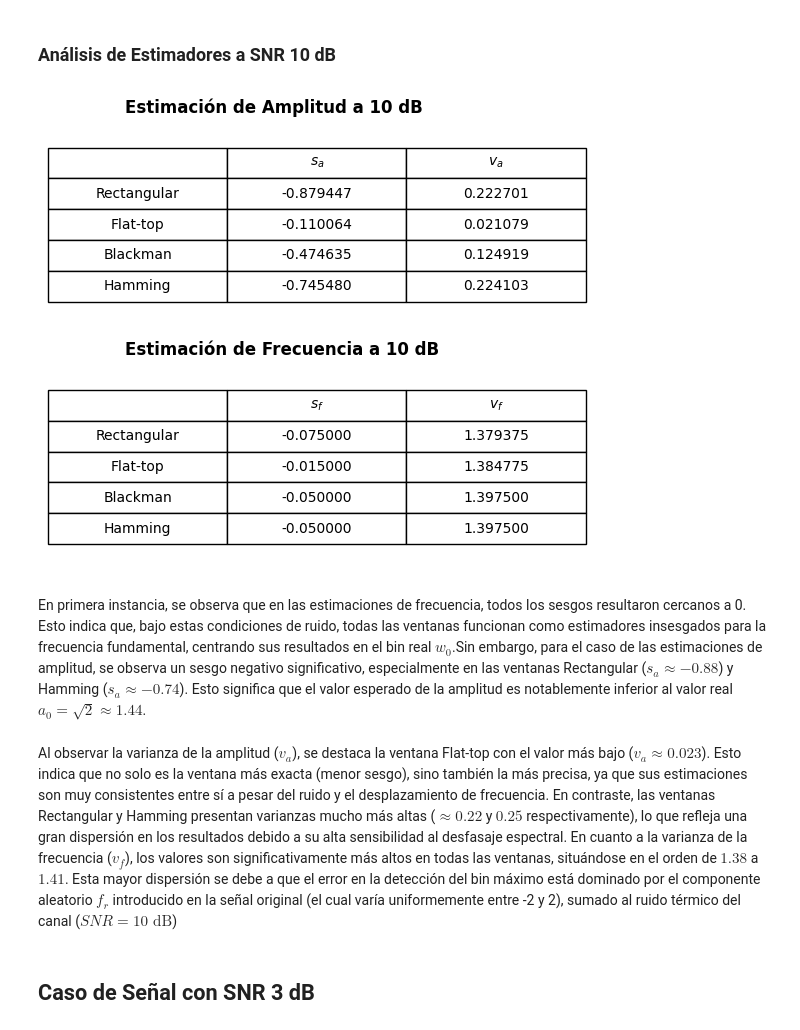
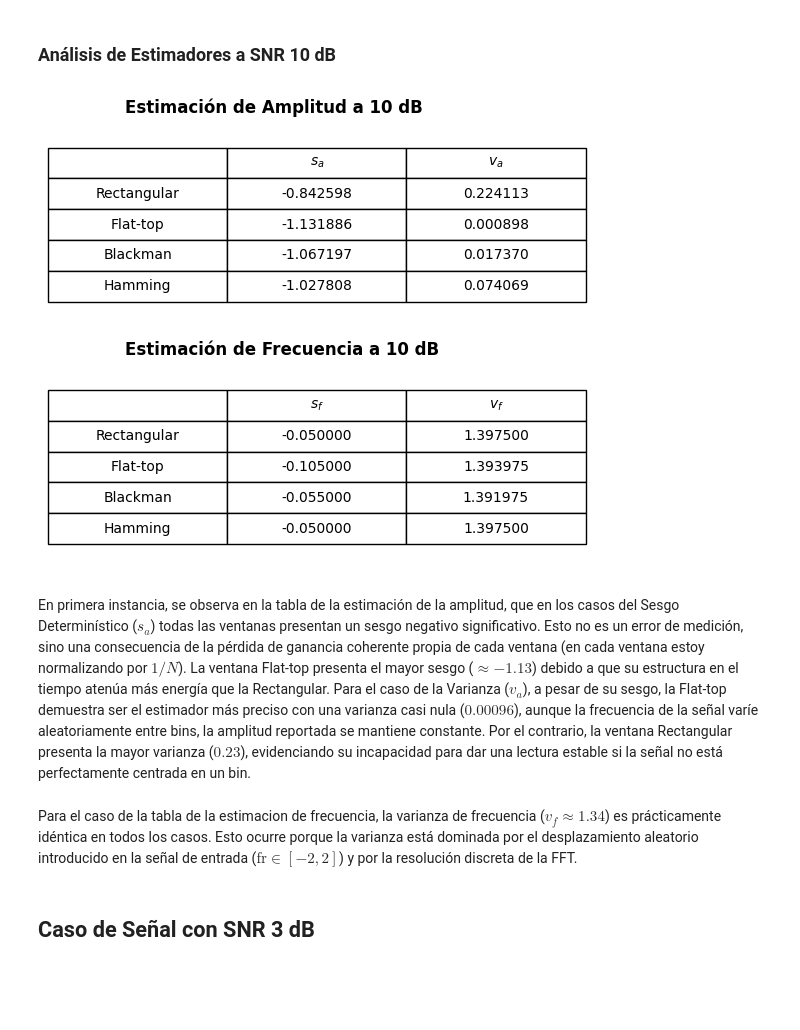
Before and after one commit to AlejoDAlesio/TS, a Jupyter notebook: TS4.ipynb, the cells around one changed output. Drawn from its saved outputs; the diff is of its cells as text; code cells hidden in the pictures; blank space fills up the shorter version.

```diff
--- a/TS4.ipynb
+++ b/TS4.ipynb
@@ -113,7 +113,7 @@ plt.show()
 ### Análisis de Estimadores a SNR 10 dB
 # %%
 #%% -------------- VENTANEO ------------------
-
+XXr = np.fft.fft(x_r,n=N, axis = 0)
 #RECTANGULAR
 
 
@@ -194,9 +194,8 @@ XXr_ft = np.fft.fft(x_r_ft, n=N, axis=0)
 # Extraemos el bin de interés
 X_w0_ft = XXr_ft[bin_w0, :]
 
-# Reemplazamos "N" por la suma de la ventana para compensar la atenuación
-S1_ft = np.sum(ventana_ft)
-a_estimado_ft = (np.abs(X_w0_ft) * 2) / S1_ft #Lo dividimos por la suma de los valores de la ventana
+
+a_estimado_ft = (np.abs(X_w0_ft) * 2) / N #Lo dividimos por la suma de los valores de la ventana
 
 E_a_ft = np.mean(a_estimado_ft)
 sesgo_a_ft = E_a_ft - a0
@@ -243,9 +242,8 @@ XXr_bh = np.fft.fft(x_r_bh, n=N, axis=0)
 
 X_w0_bh = XXr_bh[bin_w0, :]
 
-# Escalamos usando la suma de los valores de la ventana Blackman-Harris
-S1_bh = np.sum(ventana_bh)
-a_estimado_bh = (np.abs(X_w0_bh) * 2) / S1_bh
+
+a_estimado_bh = (np.abs(X_w0_bh) * 2) / N
 
 
 E_a_bh = np.mean(a_estimado_bh)
@@ -294,9 +292,8 @@ XXr_hm = np.fft.fft(x_r_hm, n=N, axis=0)
 # Extraemos el bin exacto de w0 (250)
 X_w0_hm = XXr_hm[bin_w0, :]
 
-# Escalamos usando la suma de los valores de la ventana Hamming
-S1_hm = np.sum(ventana_hm)
-a_estimado_hm = (np.abs(X_w0_hm) * 2) / S1_hm
+
+a_estimado_hm = (np.abs(X_w0_hm) * 2) / N
 
 
 E_a_hm = np.mean(a_estimado_hm)
@@ -349,39 +346,38 @@ for ax in (ax1, ax2):
 col_labels1 = ["", r"$s_a$", r"$v_a$"]
 
 # Tabla Amplitud
 ax1.set_title("Estimación de Amplitud a 10 dB", fontweight="bold", loc="left", pad=8)
 tabla1 = ax1.table(
     cellText=datos_amplitud,
     colLabels=col_labels1,
     loc="center",
     cellLoc="center",
 )
 tabla1.auto_set_font_size(False)
 tabla1.set_fontsize(10)
 tabla1.scale(1.4, 1.6)
 
 col_labels2 = ["", r"$s_f$", r"$v_f$"]
 # Tabla Frecuencia
 ax2.set_title("Estimación de Frecuencia a 10 dB", fontweight="bold", loc="left", pad=8)
 tabla2 = ax2.table(
     cellText=datos_frecuencia,
     colLabels=col_labels2,
     loc="center",
     cellLoc="center",
 )
 tabla2.auto_set_font_size(False)
 tabla2.set_fontsize(10)
 tabla2.scale(1.4, 1.6)
 
 plt.tight_layout()
 plt.show();
 # %% [output]
-[figure, old version]
+[figure, new version]
 # %% [markdown]
-En primera instancia, se observa que en las estimaciones de frecuencia, todos los sesgos resultaron cercanos a 0. Esto indica que, bajo estas condiciones de ruido, todas las ventanas funcionan como estimadores insesgados para la frecuencia fundamental, centrando sus resultados en el bin real $w_0$.Sin embargo, para el caso de las estimaciones de amplitud, se observa un sesgo negativo significativo, especialmente en las ventanas Rectangular ($s_a \approx -0.88$) y Hamming ($s_a \approx -0.74$). Esto significa que el valor esperado de la amplitud es notablemente inferior al valor real $a_0 =\sqrt{2} \approx 1.44$.
+En primera instancia, se observa en la tabla de la estimación de la amplitud, que  en los casos del Sesgo Determinístico ($s_a$) todas las ventanas presentan un sesgo negativo significativo. Esto no es un error de medición, sino una consecuencia de la pérdida de ganancia coherente propia de cada ventana (en cada ventana estoy normalizando por $1/N$). La ventana Flat-top presenta el mayor sesgo ($\approx -1.13$) debido a que su estructura en el tiempo atenúa más energía que la Rectangular. Para el caso de la Varianza ($v_a$), a pesar de su sesgo, la Flat-top demuestra ser el estimador más preciso con una varianza casi nula ($0.00096$), aunque la frecuencia de la señal varíe aleatoriamente entre bins, la amplitud reportada se mantiene constante. Por el contrario, la ventana Rectangular presenta la mayor varianza ($0.23$), evidenciando su incapacidad para dar una lectura estable si la señal no está perfectamente centrada en un bin.
 # %% [markdown]
-Al observar la varianza de la amplitud ($v_a$), se destaca la ventana Flat-top con el valor más bajo ($v_a \approx 0.023$). Esto indica que no solo es la ventana más exacta (menor sesgo), sino también la más precisa, ya que sus estimaciones son muy consistentes entre sí a pesar del ruido y el desplazamiento de frecuencia. En contraste, las ventanas Rectangular y Hamming presentan varianzas mucho más altas ($\approx 0.22$ y $0.25$ respectivamente), lo que refleja una gran dispersión en los resultados debido a su alta sensibilidad al desfasaje espectral.
-    En cuanto a la varianza de la frecuencia ($v_f$), los valores son significativamente más altos en todas las ventanas, situándose en el orden de $1.38$ a $1.41$. Esta mayor dispersión se debe a que el error en la detección del bin máximo está dominado por el componente aleatorio $f_r$ introducido en la señal original (el cual varía uniformemente entre -2 y 2), sumado al ruido térmico del canal ($SNR = 10 \text{ dB}$)
+Para el caso de la tabla de la estimacion de frecuencia, la varianza de frecuencia ($v_f \approx 1.34$) es prácticamente idéntica en todos los casos. Esto ocurre porque la varianza está dominada por el desplazamiento aleatorio introducido en la señal de entrada ($\text{fr} \in [-2, 2]$) y por la resolución discreta de la FFT.
 # %% [markdown]
 ## Caso de Señal con SNR 3 dB
 # %%
```
Also changed, not shown: parts of 11 cells of this notebook.
